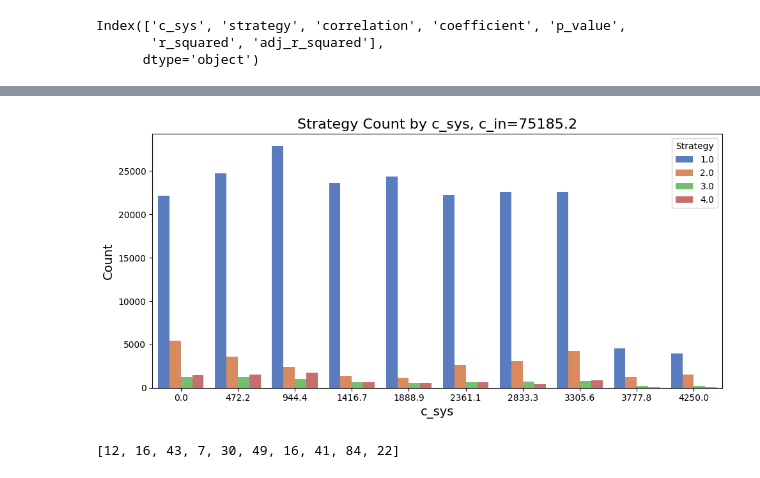
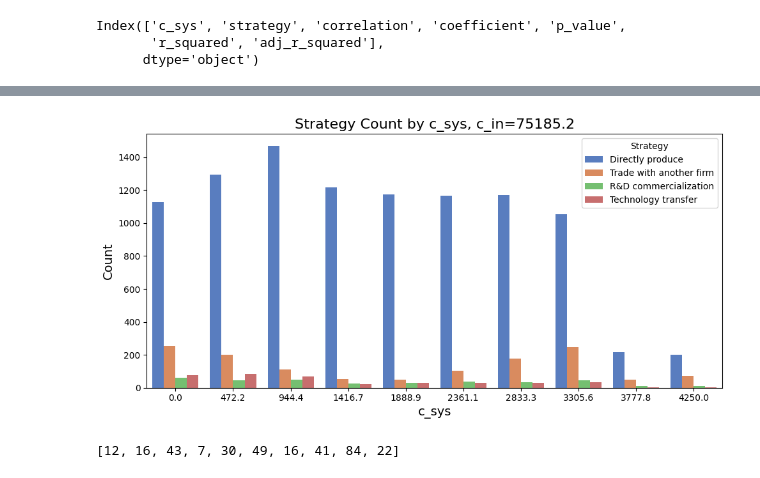
Before and after one commit to L-j-m/DT2024, a Jupyter notebook: code_v1_18aug.ipynb, the cells around one changed output, grey strips where cells are left out. Saved outputs shown, nothing was run; the diff lists cells and outputs as text; code cells hidden in the pictures.

```diff
--- a/code_v1_18aug.ipynb
+++ b/code_v1_18aug.ipynb
@@ -143,7 +143,7 @@ class Firms(mesa.Agent):
                         self.product_line_opcost()
 
                         # update inno_cost since the asset might be increased
-                        self.inno_cost = self.asset * self.inno_cost_percent
+                        #self.inno_cost = self.asset * self.inno_cost_percent
 
                         # Production investment
                         ## surrounded and other agents
@@ -1439,7 +1447,7 @@ souce_count_grouped_reset = souce_count_grouped.reset_index()
 # 使用 merge 函数合并两个 DataFrame
 merged_df = pd.merge(souce_count_grouped_reset, final_asset, on=['run', 'AgentID', 'c_sys'], how='inner')
 
-merged_df.rename({0.0: "No_production", 1.0: "CAP_d", 2.0:"CAP_t", 3.0:"CAP_rd", 4.0:"CAP_tr"}, axis=1, inplace=True)
+merged_df.rename({0.0: "No production", 1.0: "Directly produce", 2.0:"Trade with another firm", 3.0:"R&D commercialization", 4.0:"Technology transfer"}, axis=1, inplace=True)
 
 # 查看合并后的结果
 print(merged_df)
@@ -1577,4 +1588,6 @@ results_df.columns
 Index(['c_sys', 'strategy', 'correlation', 'coefficient', 'p_value',
        'r_squared', 'adj_r_squared'],
       dtype='object')
+# %%
+sum_df_strategy = merged_df.groupby(['run', 'c_sys']).sum().reset_index()
 # %%
@@ -1594,29 +1601,31 @@ sum_df_strategy
 # %%
 # 将策略列放入一个列表
 sum_df_strategy['c_sys'] = round(sum_df_strategy['c_sys'], 1)
-strategies = [1.0, 2.0, 3.0, 4.0]
+strategies = ['Directly produce',
+       'Trade with another firm', 'R&D commercialization',
+       'Technology transfer']
 
 colors = sns.color_palette("muted")
 
 # 将数据从宽格式转换为长格式
 df_long = sum_df_strategy.melt(id_vars=['c_sys'], value_vars=strategies, var_name='strategy', value_name='count')
 
 # 绘制柱状图
 plt.figure(figsize=(10, 5))
-sns.barplot(data=df_long, x='c_sys', y='count', hue='strategy', palette=colors)
+sns.barplot(data=df_long, x='c_sys', y='count', hue='strategy', palette=colors, ci=None)
 
 # 添加标题和标签
 plt.title('Strategy Count by c_sys, c_in=75185.2', fontsize = 16)
 plt.xlabel('c_sys', fontsize = 14)
 plt.ylabel('Count', fontsize = 14)
 plt.legend(title='Strategy')
 #plt.xticks(rotation=45)  # 如果x轴刻度重叠可以旋转一下
 
 # 显示图表
 plt.tight_layout()
 plt.show()
 # %% [output]
-[figure, old version]
+[figure, new version]
 # %%
 max_asset_list = []
 for c_sys in cb_c_sys_test_agent_grouped['c_sys'].unique():
```
Also changed, not shown: parts of 24 cells of this notebook.
